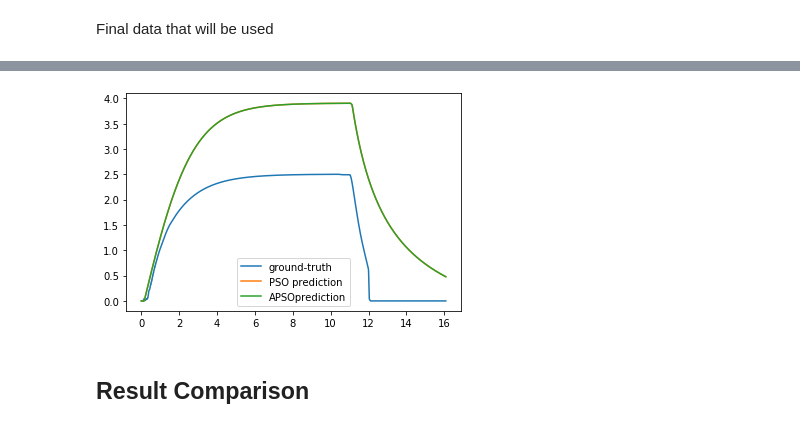
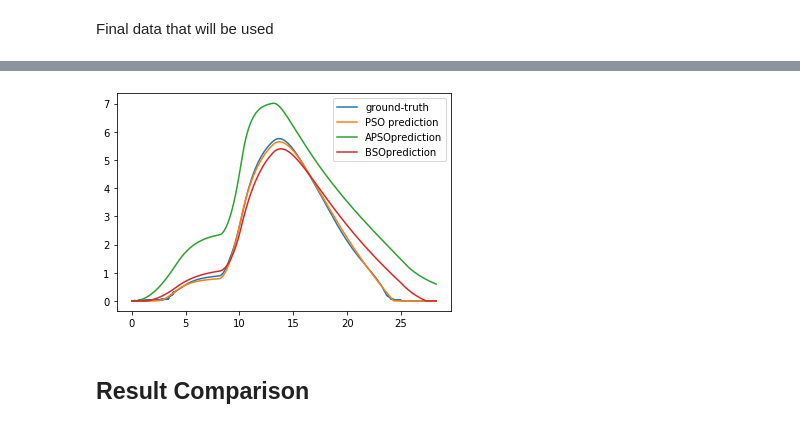
Before and after one commit to Vermillord/KP_Codes, a Jupyter notebook: Carla Algorithm Comparison/System Identification/system_identification.ipynb, the cells around one changed output, grey strips where cells are left out. Drawn from its saved outputs; the diff is of its cells as text; code cells hidden in the pictures.

```diff
--- a/Carla Algorithm Comparison/System Identification/system_identification.ipynb
+++ b/Carla Algorithm Comparison/System Identification/system_identification.ipynb
@@ -776,18 +1010,19 @@ NameError: name 'pso_loss' is not defined
 # %%
-t = t0
-u = u0
-v = v0
+t = t11
+u = u11
+v = v11
 test1 = ev_func(t, u, pso_best)
 test2 = ev_func(t, u, apso_best)
-#test3 = ev_func(t, u, bso_best)
+test3 = ev_func(t, u, bso_best)
 plt.plot(t, v, label='ground-truth')
 plt.plot(t, test1, label='PSO prediction')
 plt.plot(t, test2, label='APSOprediction')
-#plt.plot(t, test3, label='BSOprediction')
+plt.plot(t, test3, label='BSOprediction')
 plt.legend()
+plt.savefig('Image/result_comparison.png', dpi=600)
 plt.show()
 # %% [output]
-[figure, old version]
+[figure, new version]
 # %% [markdown]
 ## Result Comparison
 # %%
```
Also changed, not shown: parts of 43 cells of this notebook, 13 other files.
